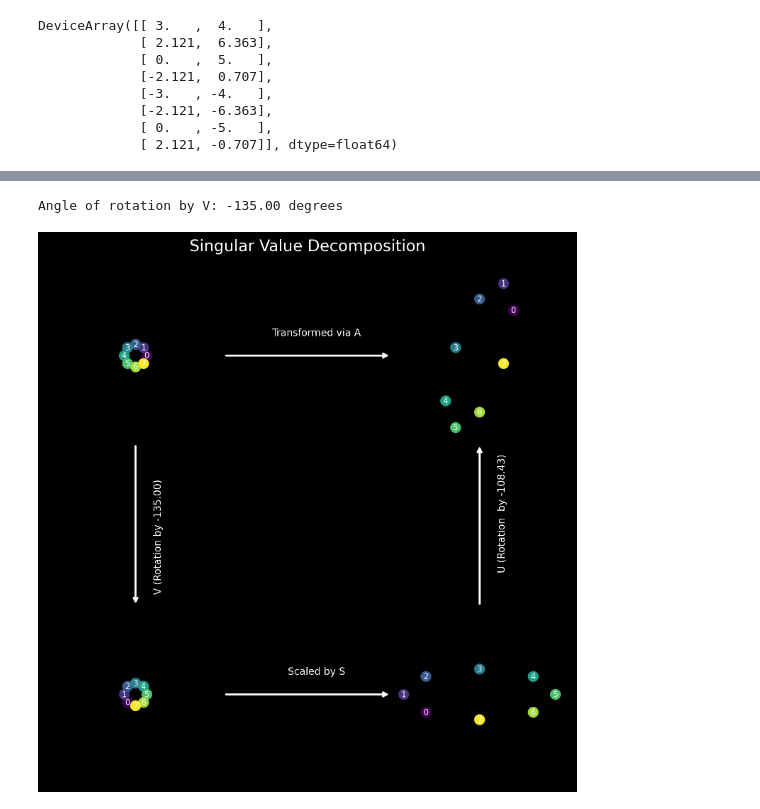
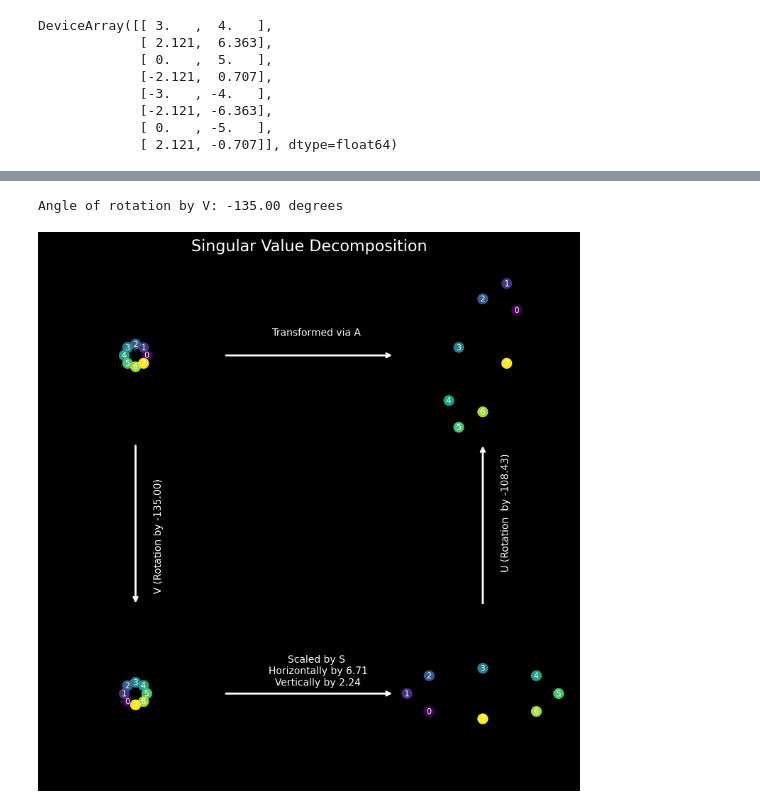
Before and after one commit to patel-zeel/nbblog, a Jupyter notebook: posts/svd.ipynb, the cells around one changed output, grey strips where cells are left out. Drawn from its saved outputs; the diff is of its cells as text; code cells hidden in the pictures.

```diff
--- a/posts/svd.ipynb
+++ b/posts/svd.ipynb
@@ -20,16 +26,3 @@ from matplotlib import patches
 
 # Retina display
 %config InlineBackend.figure_format = 'retina'
-# %%
-def plot(x, title):
-    plt.figure(figsize=(4, 4))
-    plt.gca().set_facecolor((0.1, 0.1, 0.1, 1))
-    plt.scatter(x[:, 0], x[:, 1], c=np.arange(x.shape[0]), cmap='viridis', s=100)
-    # Add the index of the point as a label
-    for i in range(x.shape[0]):
-        plt.text(x[i, 0]+0.1, x[i, 1]+0.1, str(i), color='white', fontsize=10, ha='center', va='center')
-    plt.xlim(-8, 8)
-    plt.ylim(-8, 8)
-    plt.gca().set_aspect('equal')
-    plt.title(title)
-    plt.tight_layout()
@@ -229,13 +132,10 @@ plot(xu, 'Transformed Points - Rotation by U by {:.2f} degrees'.format(angle*180
 fs = 8
 fig, ax = plt.subplots(2, 2, figsize=(8, 8))
 
-# Use dark background style
-plt.style.use('dark_background')
-
 # Modify the plot function to accept an axis object
 def plot(x, ax):
     ax.set_facecolor((0.0, 0.0, 0.0, 1))
-    ax.scatter(x[:, 0], x[:, 1], c=np.arange(x.shape[0]), cmap='viridis', s=100)
+    ax.scatter(x[:, 0], x[:, 1], c=jnp.arange(x.shape[0]), cmap='viridis', s=100)
     # Add the index of the point as a label
     for i in range(x.shape[0]):
         ax.text(x[i, 0], x[i, 1], str(i), color='white', fontsize=8, ha='center', va='center')
@@ -282,35 +182,34 @@ plot(xs, ax[1, 1])
 
 # Add an arrow between [0, 0] and [0, 1] subplots using the matplotlib.patch.ConnectionPatch
 # add some text "transformed via A" to the arrow
-from matplotlib.patches import ConnectionPatch
 con = ConnectionPatch(xyA=(fs, 0), xyB=(-fs, 0), coordsA="data", coordsB="data", axesA=ax[0, 0], axesB=ax[0, 1],
                       color="w", zorder=1, arrowstyle='->', lw=2)
 ax[0, 0].add_artist(con)
 ax[0, 0].text(2*fs, 2, 'Transformed via A', color='w', fontsize=10, ha='center', va='center', zorder=1)
 
 con1 = ConnectionPatch(xyA=(0, -fs), xyB=(0, fs), coordsA="data", coordsB="data", axesA=ax[0, 0], axesB=ax[1, 0],
                       color="w", zorder=1, arrowstyle='->', lw=2)
 ax[0, 0].add_artist(con1)
-ax[0, 0].text(2, -2*fs, f'V (Rotation by {angle_v*180/np.pi:0.2f})', color='w', fontsize=10, ha='center', va='center', zorder=1, rotation=90)
+ax[0, 0].text(2, -2*fs, f'V (Rotation by {angle_v*180/jnp.pi:0.2f})', color='w', fontsize=10, ha='center', va='center', zorder=1, rotation=90)
 
 con2 = ConnectionPatch(xyA=(fs, 0), xyB=(-fs, 0), coordsA="data", coordsB="data", axesA=ax[1, 0], axesB=ax[1, 1],
                       color="w", zorder=1, arrowstyle='->', lw=2)
 ax[1, 0].add_artist(con2)
-ax[1, 0].text(2*fs, 2, 'Scaled by S', color='w', fontsize=10, ha='center', va='center', zorder=1)
+ax[1, 0].text(2*fs, 2, f'Scaled by S\n Horizontally by {S[0]:0.2f}\n Vertically by {S[1]:0.2f}', color='w', fontsize=10, ha='center', va='center', zorder=1)
 
 con3 = ConnectionPatch(xyA=(0, fs), xyB=(0, -fs), coordsA="data", coordsB="data", axesA=ax[1, 1], axesB=ax[0, 1],
                       color="w", zorder=1, arrowstyle='->', lw=2)
 ax[1, 1].add_artist(con3)
-ax[1, 1].text(2, 2*fs, f'U (Rotation  by {angle_u*180/np.pi:0.2f})', color='w', fontsize=10, ha='center', va='center', zorder=1, rotation=90)
+ax[1, 1].text(2, 2*fs, f'U (Rotation  by {angle_u*180/jnp.pi:0.2f})', color='w', fontsize=10, ha='center', va='center', zorder=1, rotation=90)
 
 
 
 # Add a lot of spacing between the subplots
 fig.subplots_adjust(hspace=0.5, wspace=0.5)
 
 fig.suptitle('Singular Value Decomposition', fontsize=16, color='w')
 fig.tight_layout()
 fig.savefig('svd.png', dpi=600, bbox_inches='tight')
 # %% [output]
 Angle of rotation by V: -135.00 degrees
-[figure, old version]
+[figure, new version]
```
Also changed, not shown: parts of 15 cells of this notebook, 1 other file.
